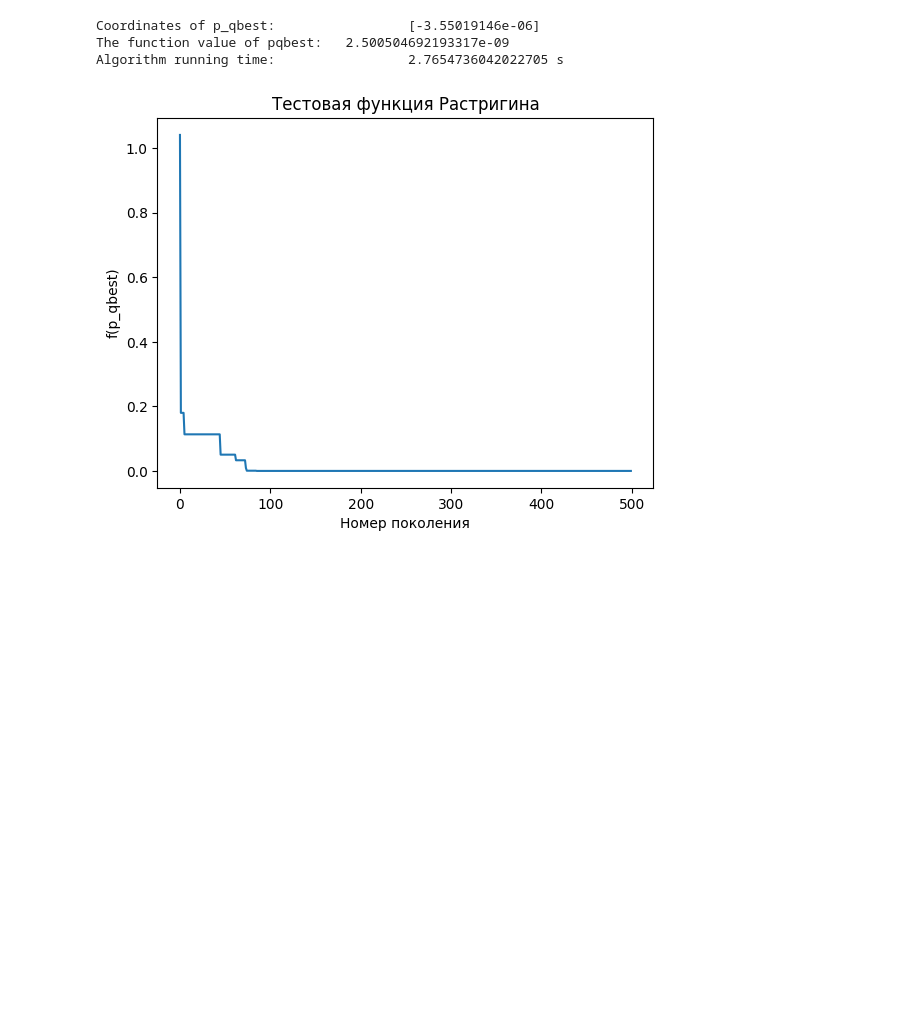
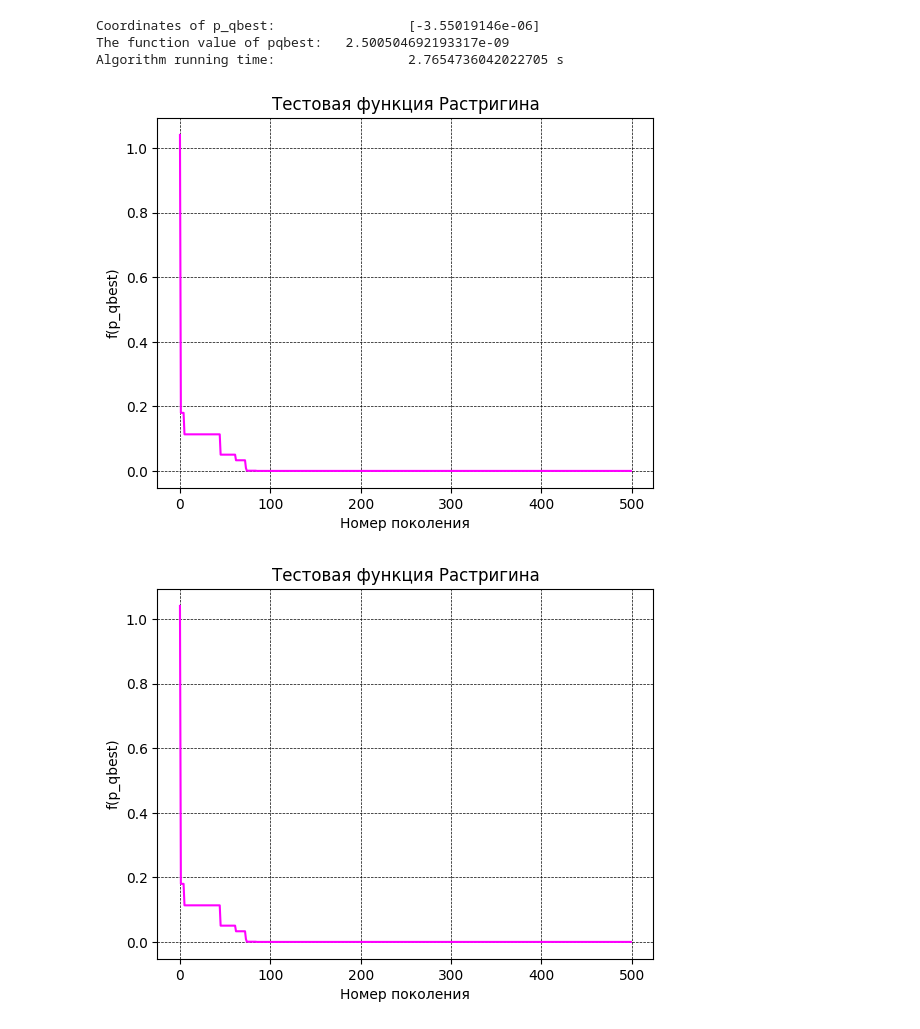
Before and after one commit to ermii42/ETFSS, a Jupyter notebook: Jupiter/main_project.ipynb, the cells around one changed output. Saved outputs shown, nothing was run; the diff lists cells and outputs as text; code cells hidden in the pictures; blank space fills up the shorter version.

Commit message:
feat: added draw_graphic function

```diff
--- a/Jupiter/main_project.ipynb
+++ b/Jupiter/main_project.ipynb
@@ -145,6 +145,14 @@ def main_function():
         p_qbest_list.append(p_qbest)
 
     return p_qbest_list
+# %%
+def draw_graphic(f_val):
+    plt.grid(color="black", linestyle="--", linewidth=0.5)
+    plt.plot(numpy.arange(iter_max), f_val, color='fuchsia')
+    plt.xlabel("Номер поколения")
+    plt.ylabel("f(p_qbest)")
+    plt.title("Тестовая функция Растригина")
+    plt.show()
 # %%
 start = time.time()
 best_lst = main_function()
@@ -158,12 +166,11 @@ print(f'Algorithm running time:\t\t\t{end} s')
 Coordinates of p_qbest:                 [-3.55019146e-06]
 The function value of pqbest:   2.500504692193317e-09
 Algorithm running time:                 2.7654736042022705 s
-# %%
-f_val = [f(i) for i in best_lst]
-plt.plot(numpy.arange(iter_max), f_val)
-plt.xlabel("Номер поколения")
-plt.ylabel("f(p_qbest)")
-plt.title("Тестовая функция Растригина")
-plt.show()
-# %% [output]
-[figure, removed]
+# %%
+f_val = [f(i) for i in best_lst]
+draw_graphic(f_val)
+draw_graphic(f_val)
+draw_graphic(f_val)
+# %% [output]
+[figure, added]
+[figure, added]
```
Also changed, not shown: parts of 1 cell of this notebook.
